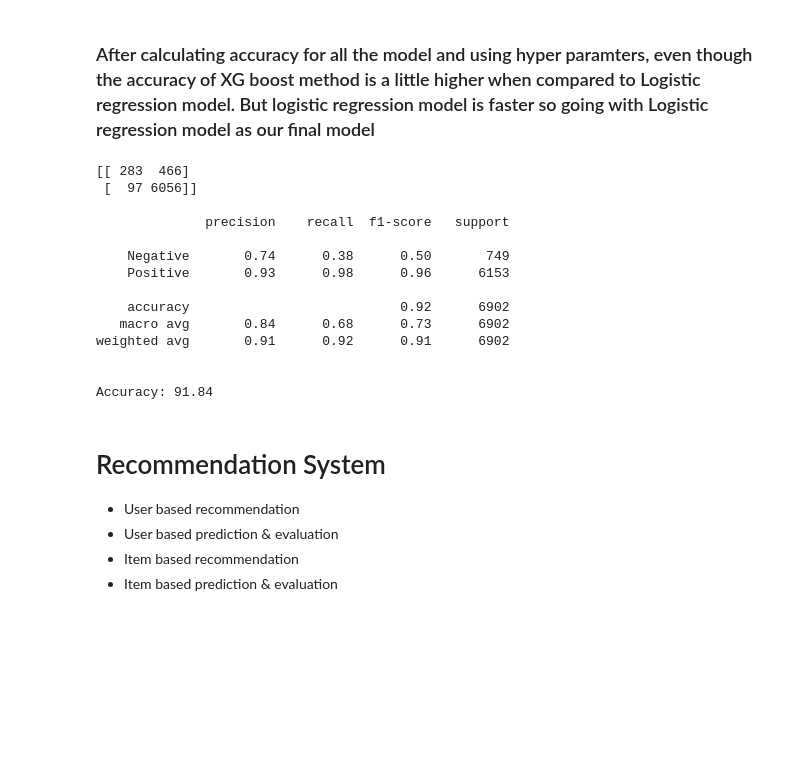
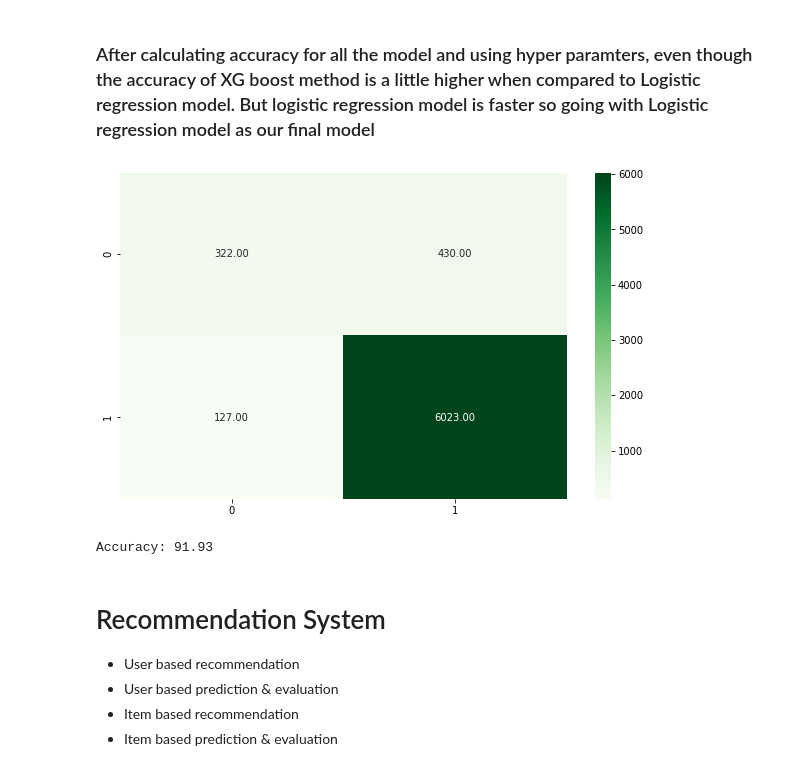
Before and after one commit to paramjain95/SemtimentBasedProductRecommendationSystem, a Jupyter notebook: RecommendationSystemCapStoneProject.ipynb, the cells around one changed output. Saved outputs shown, nothing was run; the diff lists cells and outputs as text; code cells hidden in the pictures; blank space fills up the shorter version.

```diff
--- a/RecommendationSystemCapStoneProject.ipynb
+++ b/RecommendationSystemCapStoneProject.ipynb
@@ -545 +532,10 @@ def show_metrics(y_true, y_pred):
+# %%
+def show_metrics(y_true, y_pred):
+    plt.figure(figsize=(10,6))
+    cm = confusion_matrix(y_true, y_pred)
+    g1 = sns.heatmap(cm, annot=True, fmt='.2f', cmap="Greens")
+    bottom, top = g1.get_ylim() # Since top and bottom lines were not clear
+    g1.set_ylim(bottom + 0.5, top - 0.5) # setting offset with 0.5 to make them clear
+    plt.show()
+    print("Accuracy: {}".format(np.round(accuracy_score(y_true, y_pred)*100,2)))
 # %%
@@ -736,11 +672,7 @@ LogisticRegression(C=100000000.0)
 # %%
 rf_model = RandomForestClassifier()
 
-parameters = {'n_estimators' : [50,100]
-# 'max_depth': [5, 8, 15, 25, 30],
-# 'min_samples_split' : [2, 5, 10, 15, 100],
-# 'min_samples_leaf' : [1, 2, 5, 10]
-             }
+parameters = {'n_estimators' : [50,100] }
 
 clf_rf = model_selection.GridSearchCV(estimator=rf_model,
                                        param_grid=parameters,
@@ -770,26 +702,14 @@ RandomForestClassifier(n_estimators=50)
 # %% [markdown]
 ### After calculating accuracy for all the model and using hyper paramters, even though the accuracy of XG boost method is a little higher when compared to Logistic regression model. But logistic regression model is faster so going with Logistic regression model as our final model
 # %%
-best_model = LogisticRegression(C=166.81005372000593)
+best_model = LogisticRegression(C=100000000.0)
 best_model.fit(X_train, y_train)
 y_pred = best_model.predict(X_test)
 
 show_metrics(y_test, y_pred)
 # %% [output]
+[figure, added]
-[[ 283  466]
- [  97 6056]]
-
-              precision    recall  f1-score   support
-
-    Negative       0.74      0.38      0.50       749
-    Positive       0.93      0.98      0.96      6153
-
-    accuracy                           0.92      6902
-   macro avg       0.84      0.68      0.73      6902
-weighted avg       0.91      0.92      0.91      6902
-
-
-Accuracy: 91.84
+Accuracy: 91.93
 # %%
 pickle.dump(best_model, open("final_model.sav","wb"))
 # %% [markdown]
```
Also changed, not shown: parts of 35 cells of this notebook.
